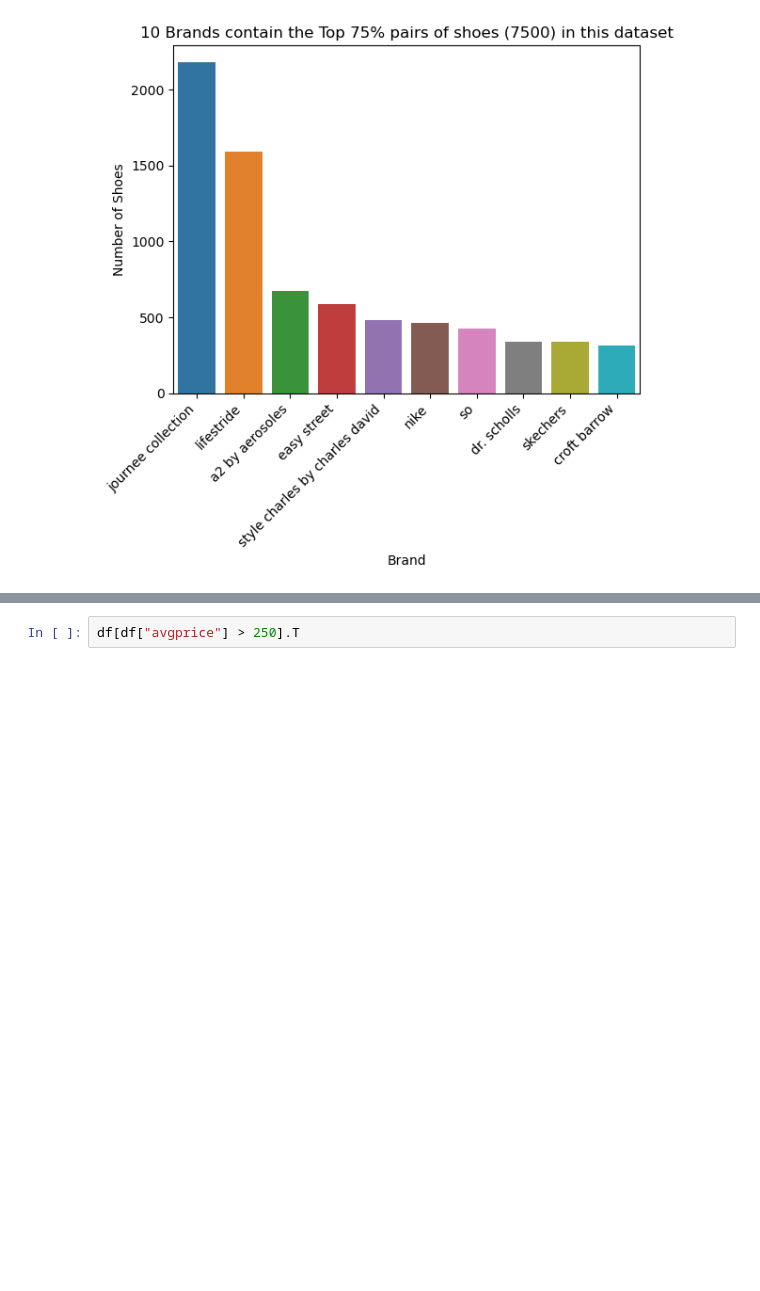
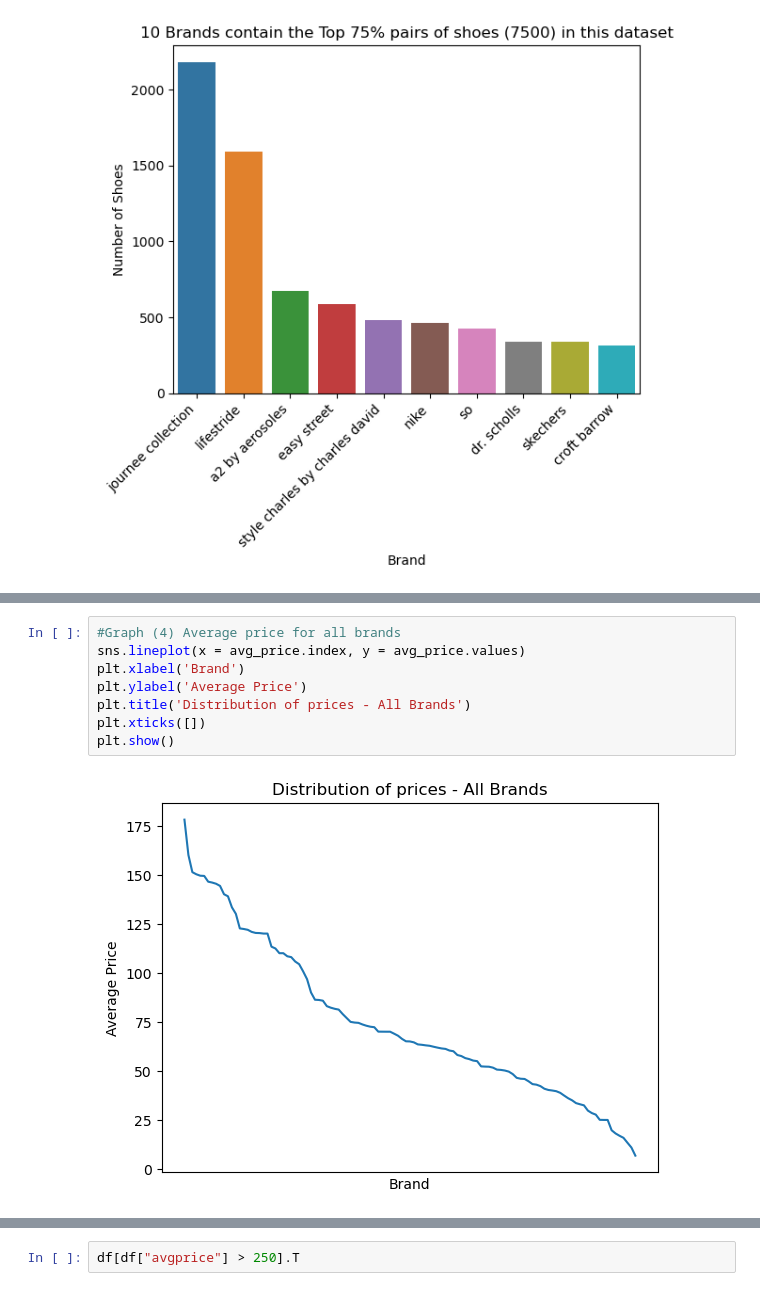
Before and after one commit to azim-charaniya/DS-Women-s-Shoe-Prices, a Jupyter notebook: Untitled_Aug1.ipynb, the cells around one changed output, grey strips where cells are left out. Drawn from its saved outputs; the diff is of its cells as text; blank space fills up the shorter version.

```diff
--- a/Untitled_Aug1.ipynb
+++ b/Untitled_Aug1.ipynb
@@ -1018,0 +974,10 @@ Name: Avgprice, dtype: float64
+# %%
+#Graph (4) Average price for all brands
+sns.lineplot(x = avg_price.index, y = avg_price.values)
+plt.xlabel('Brand')
+plt.ylabel('Average Price')
+plt.title('Distribution of prices - All Brands')
+plt.xticks([])
+plt.show()
+# %% [output]
+[figure, added]
```
Also changed, not shown: parts of 37 cells of this notebook.
